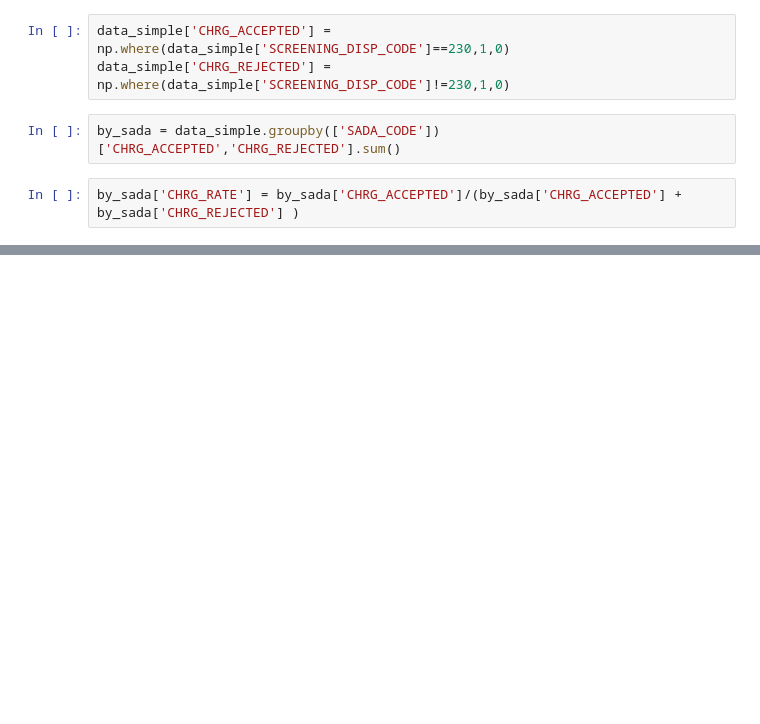
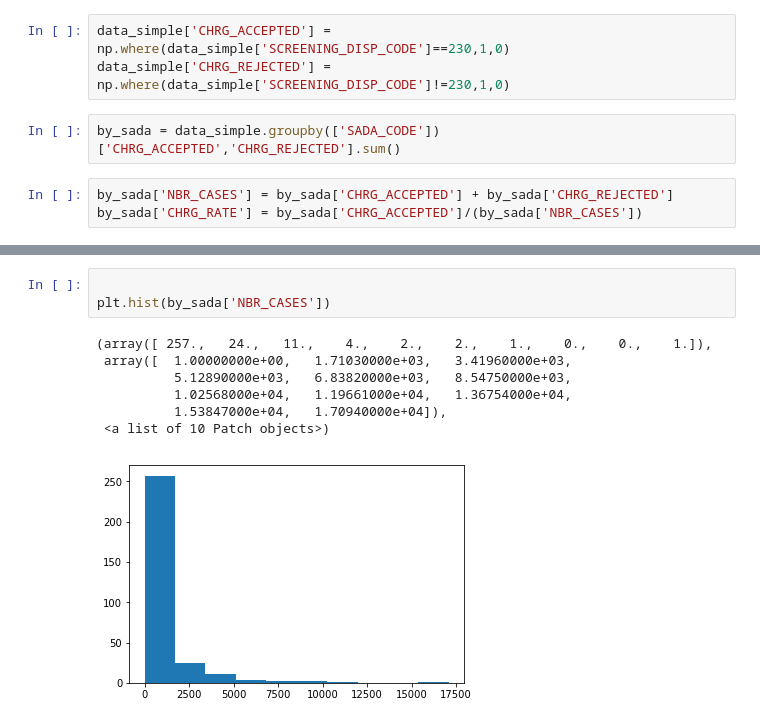
Before and after one commit to da1933/NODA, a Jupyter notebook: Summary Statistics.ipynb, the cells around one changed output, grey strips where cells are left out. Drawn from its saved outputs; the diff is of its cells as text; blank space fills up the shorter version.

```diff
--- a/Summary Statistics.ipynb
+++ b/Summary Statistics.ipynb
@@ -54,4 +56,5 @@ data_simple['CHRG_REJECTED'] = np.where(data_simple['SCREENING_DISP_CODE']!=230,
 # %%
 by_sada = data_simple.groupby(['SADA_CODE'])['CHRG_ACCEPTED','CHRG_REJECTED'].sum()
 # %%
-by_sada['CHRG_RATE'] = by_sada['CHRG_ACCEPTED']/(by_sada['CHRG_ACCEPTED'] + by_sada['CHRG_REJECTED'] )
+by_sada['NBR_CASES'] = by_sada['CHRG_ACCEPTED'] + by_sada['CHRG_REJECTED']
+by_sada['CHRG_RATE'] = by_sada['CHRG_ACCEPTED']/(by_sada['NBR_CASES'])
@@ -79,0 +91,11 @@ by_sada
+# %%
+
+plt.hist(by_sada['NBR_CASES'])
+# %% [output]
+(array([ 257.,   24.,   11.,    4.,    2.,    2.,    1.,    0.,    0.,    1.]),
+ array([  1.00000000e+00,   1.71030000e+03,   3.41960000e+03,
+          5.12890000e+03,   6.83820000e+03,   8.54750000e+03,
+          1.02568000e+04,   1.19661000e+04,   1.36754000e+04,
+          1.53847000e+04,   1.70940000e+04]),
+ <a list of 10 Patch objects>)
+[figure, added]
```
Also changed, not shown: parts of 13 cells of this notebook.
